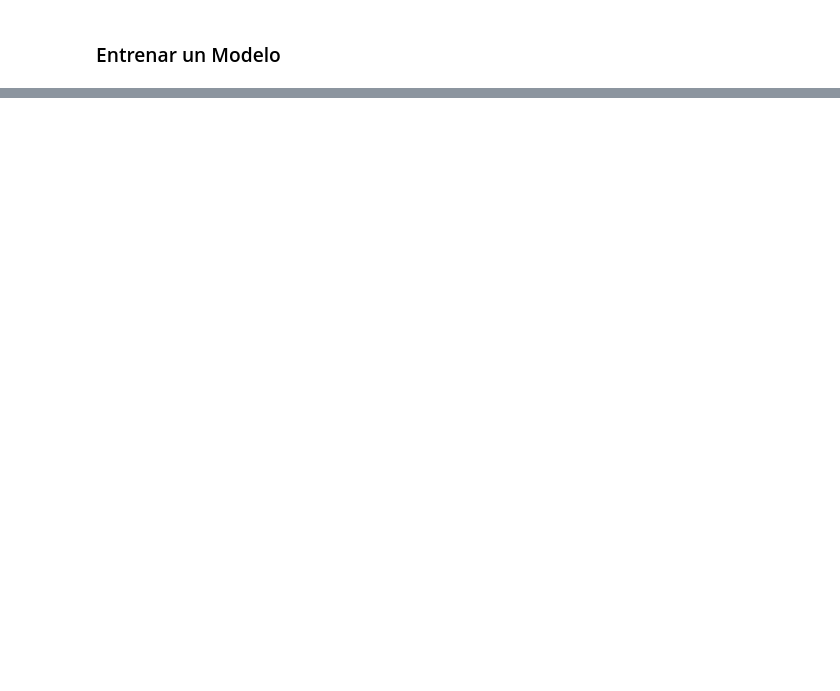
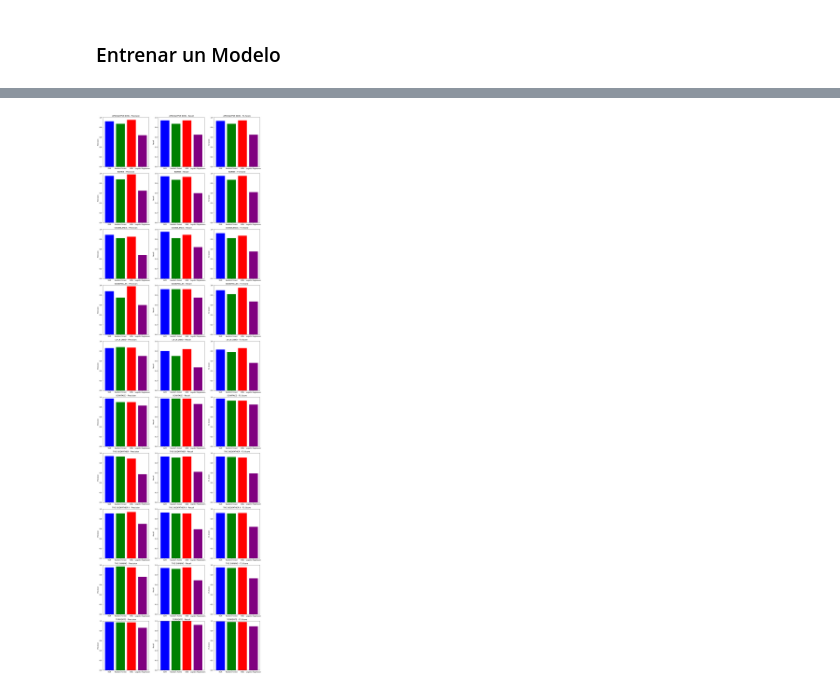
Before and after one commit to DAVIDARAUJOOOOO/FRAME-PREDICTION, a Jupyter notebook: Kaggle.ipynb, the cells around one changed output, grey strips where cells are left out. Drawn from its saved outputs; the diff is of its cells as text; code cells hidden in the pictures; blank space fills up the shorter version.

```diff
--- a/Kaggle.ipynb
+++ b/Kaggle.ipynb
@@ -575,12 +733,5 @@ def create_histogram(descriptors, vocabulary):
 # %% [markdown]
 ### Entrenar un Modelo
 # %%
-from sklearn.svm import SVC
-
-# X contiene los histogramas de las imágenes, y contiene sus etiquetas
-model = SVC(kernel='linear')
-model.fit(X_train, y_train)
-
-# Evaluar en el conjunto de prueba
-accuracy = model.score(X_test, y_test)
-print("Precisión:", accuracy)
+ df_validado = df_reducido[df_reducido['ruta_imatge'].isin(rutas_validas)]
+labels = df_validado['pelicula'].tolist()
@@ -586,0 +843,56 @@ print("Precisión:", accuracy)
+# %%
+import matplotlib.pyplot as plt
+import numpy as np
+
+metrics = {
+    'Clase': ['APOCALYPSE NOW', 'BARBIE', 'CASABLANCA', 'GOODFELLAS','LA LA LAND','SCARFACE','THE GODFATHER','THE GODFATHER II','THE SHINING','TORRENTE'],
+    'SVM Precision': [0.92, 0.95, 0.89, 0.88,0.86,0.97,0.94,0.91,0.95,0.98],
+    'SVM Recall': [0.94, 0.94, 0.95, 0.92,0.8,0.97,0.93,0.93,0.94,1.],
+    'SVM F1-Score': [0.93, 0.95, 0.92, 0.9,0.83,0.97,0.93,0.92,0.95,0.99],
+
+    'Random Forest Precision': [0.87, 0.88, 0.82, 0.75,0.88,0.9,0.93,0.91,0.97,0.97],
+    'Random Forest Recall': [0.87,0.87,0.82,0.92,0.7,0.97,0.91,0.91,0.92,1.],
+    'Random Forest F1-Score': [0.87,0.87,0.82,0.82,0.78,0.93,0.92,0.91,0.94,0.98],
+
+    'KNN Precision': [0.95,0.98,0.85,0.98,0.87,0.9,0.89,0.94,0.95,0.97],
+    'KNN Recall': [0.94,0.93,0.89,0.92,0.84,0.97,0.93,0.91,0.95,1.],
+    'KNN F1-Score': [0.94,0.95,0.87,0.95,0.86,0.93,0.91,0.92,0.95,0.98],
+
+    'Logistic Regression Precision': [0.64,0.65,0.48,0.6,0.7,0.83,0.57,0.7,0.76,0.86],
+    'Logistic Regression Recall': [0.65,0.6,0.64,0.75,0.47,0.86,0.62,0.59,0.69,0.92],
+    'Logistic Regression F1-Score': [0.65,0.62,0.55,0.67,0.56,0.85,0.59,0.64,0.73,0.89]
+}
+
+
+clases = metrics['Clase']
+metrics_labels = ['Precision', 'Recall', 'F1-Score']
+modelos = ['SVM', 'Random Forest', 'KNN', 'Logistic Regression']
+
+
+fig, axes = plt.subplots(len(clases), 3, figsize=(15, len(clases) * 5))
+
+for i, pelicula in enumerate(clases):
+
+    precision = [metrics[f'{modelo} Precision'][i] for modelo in modelos]
+    recall = [metrics[f'{modelo} Recall'][i] for modelo in modelos]
+    f1_score = [metrics[f'{modelo} F1-Score'][i] for modelo in modelos]
+
+    axes[i, 0].bar(modelos, precision, color=['blue', 'green', 'red', 'purple'])
+    axes[i, 0].set_title(f'{pelicula} - Precision')
+    axes[i, 0].set_ylim(0, 1)
+    axes[i, 0].set_ylabel('Precision')
+
+    axes[i, 1].bar(modelos, recall, color=['blue', 'green', 'red', 'purple'])
+    axes[i, 1].set_title(f'{pelicula} - Recall')
+    axes[i, 1].set_ylim(0, 1)
+    axes[i, 1].set_ylabel('Recall')
+
+    axes[i, 2].bar(modelos, f1_score, color=['blue', 'green', 'red', 'purple'])
+    axes[i, 2].set_title(f'{pelicula} - F1-Score')
+    axes[i, 2].set_ylim(0, 1)
+    axes[i, 2].set_ylabel('F1-Score')
+
+plt.tight_layout()
+plt.show()
+# %% [output]
+[figure, added]
```
Also changed, not shown: parts of 19 cells of this notebook.
